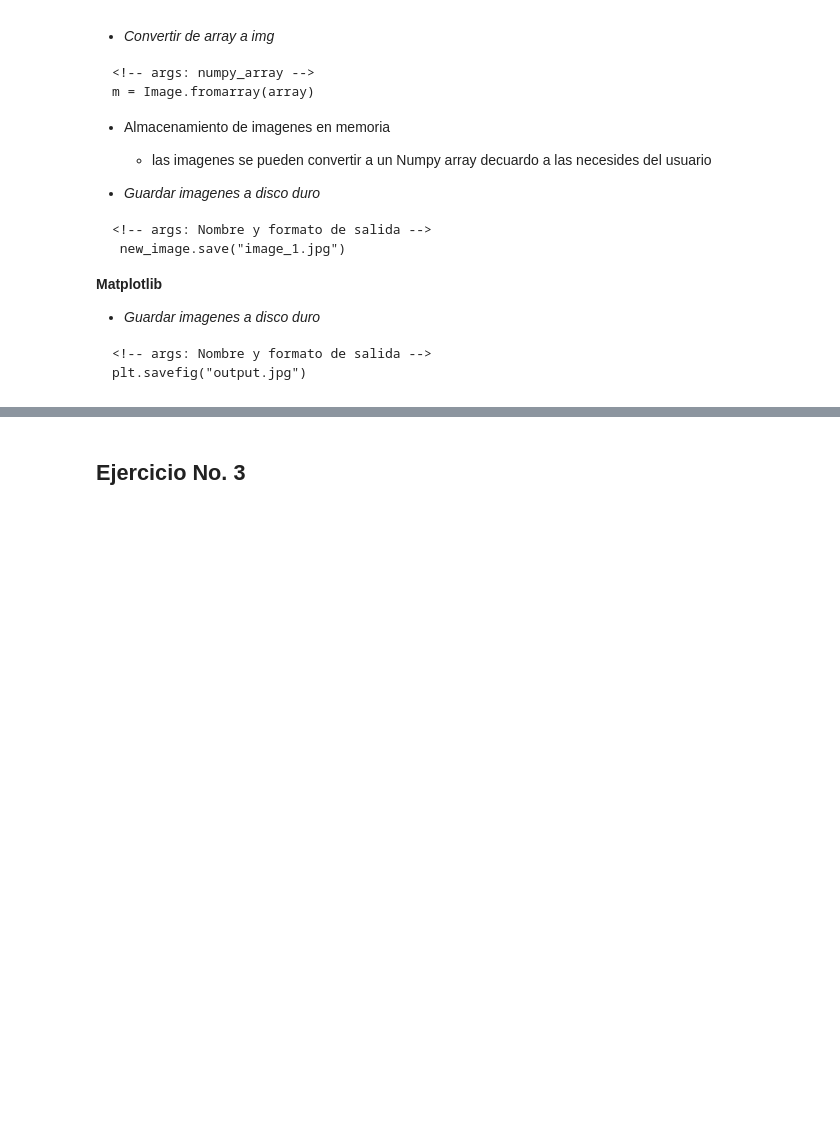
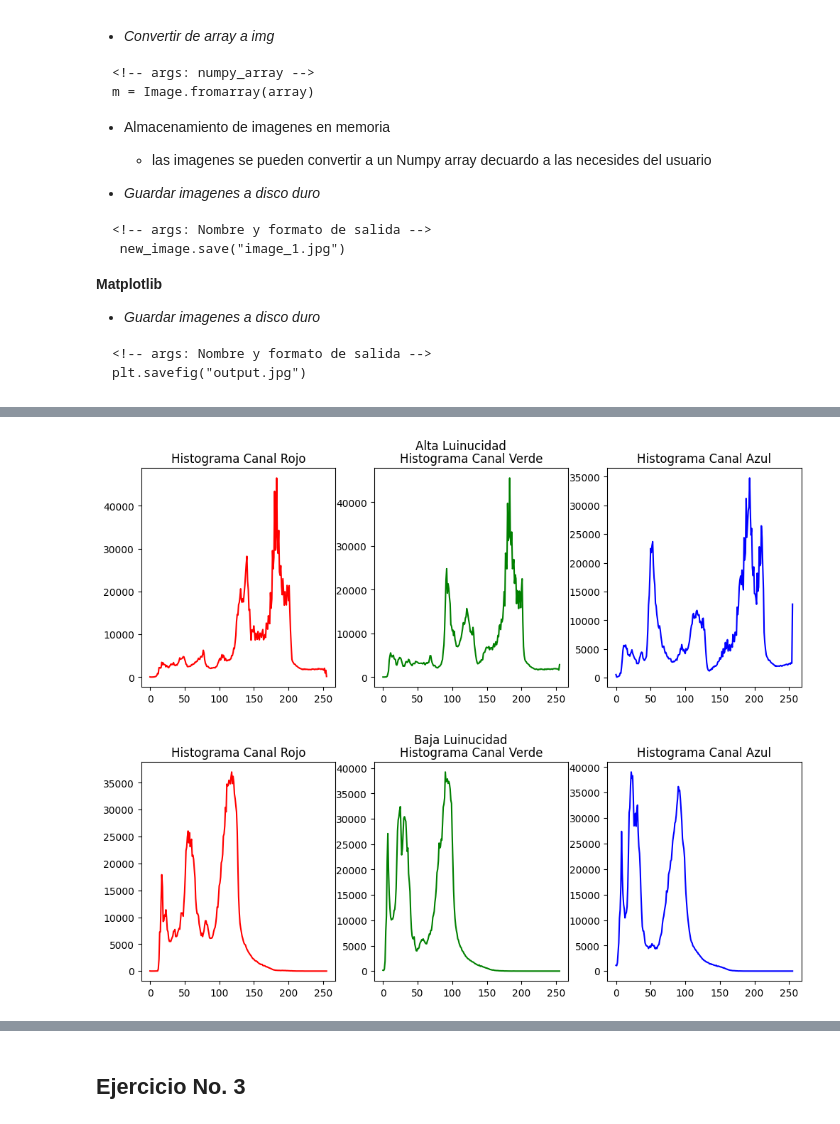
Before and after one commit to Diego-CB/Lista_1, a Jupyter notebook: Lista_1.ipynb, the cells around one changed output, grey strips where cells are left out. Cells and saved outputs as stored; diff of their text form; code cells hidden in the pictures; blank space fills up the shorter version.

```diff
--- a/Lista_1.ipynb
+++ b/Lista_1.ipynb
@@ -77,0 +107,43 @@ plt.savefig("output.jpg")
+# %%
+from skimage import io, color, exposure
+import matplotlib.pyplot as plt
+import numpy as np
+
+def create_rgb_histogram(imagen_path, title='Histograma'):
+    imagen = io.imread(imagen_path)
+
+    # Obtener los canales de color
+    red_channel = imagen[:,:,0]
+    green_channel = imagen[:,:,1]
+    blue_channel = imagen[:,:,2]
+
+    # Calcular los histogramas de cada canal de color
+    hist_red, bin_centers_red =     np.histogram(red_channel, bins=256, range=[0, 255])
+    hist_green, bin_centers_green = np.histogram(green_channel, bins=256, range=[0, 255])
+    hist_blue, bin_centers_blue =   np.histogram(blue_channel, bins=256, range=[0, 255])
+
+    # Mostrar los histogramas de colores
+    plt.figure(figsize=(12, 4))
+
+    plt.subplot(1, 3, 1)
+    plt.plot(hist_red, color='red')
+    plt.title('Histograma Canal Rojo')
+
+    plt.subplot(1, 3, 2)
+    plt.plot(hist_green, color='green')
+    plt.title('Histograma Canal Verde')
+
+    plt.subplot(1, 3, 3)
+    plt.plot(hist_blue, color='blue')
+    plt.title('Histograma Canal Azul')
+
+    plt.suptitle(title)
+    plt.show()
+
+    return hist_red, hist_green, hist_blue
+
+hr, hg, hb = create_rgb_histogram('./high_light.jpg', 'Alta Luinucidad')
+lr, lg, lb = create_rgb_histogram('./Low_Light.jpg', 'Baja Luinucidad')
+# %% [output]
+[figure, added]
+[figure, added]
```
Also changed, not shown: parts of 21 cells of this notebook, 4 other files.
